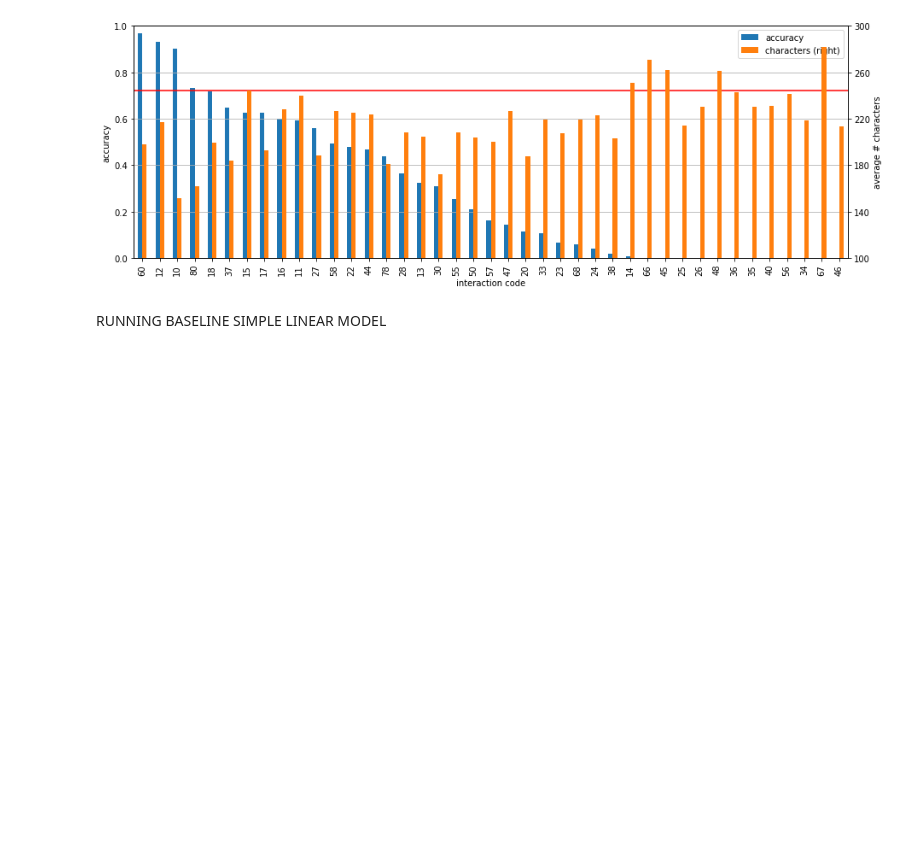
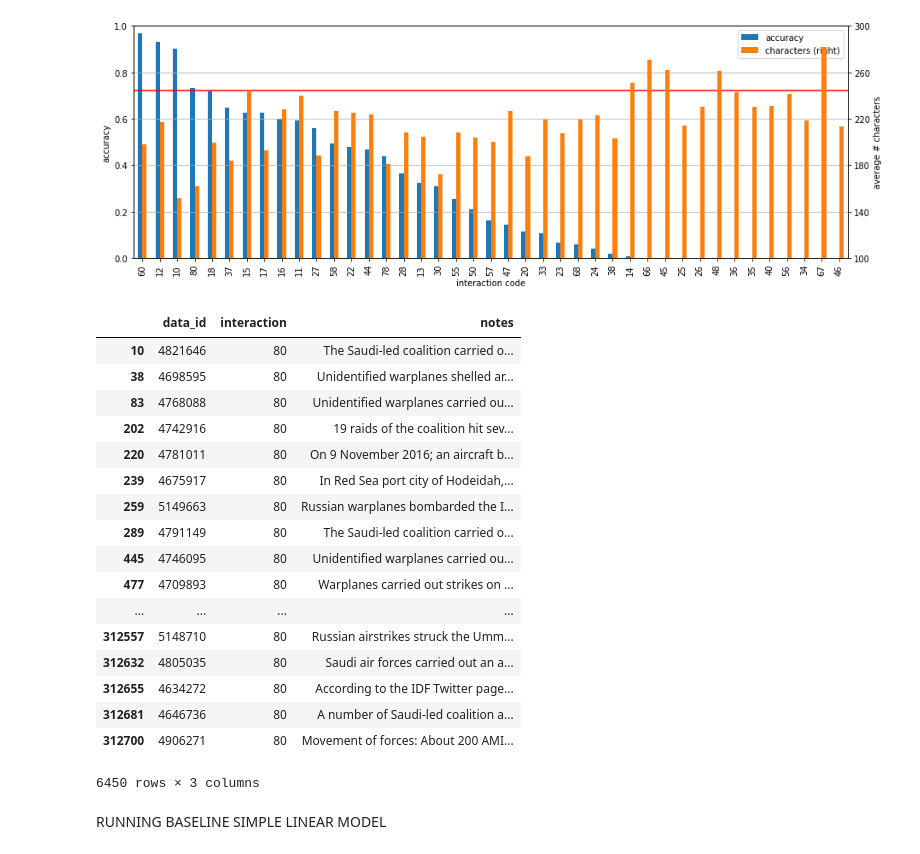
Before and after one commit to darshansumant/ml_nlp_conflict, a Jupyter notebook: objective_1_v3.ipynb, the cells around one changed output. Cells and saved outputs as stored; diff of their text form; code cells hidden in the pictures; blank space fills up the shorter version.

```diff
--- a/objective_1_v3.ipynb
+++ b/objective_1_v3.ipynb
@@ -444,6 +506,29 @@ err3.axhline(y = (test_acc), color = 'red')
 err3.grid('on', which='major', axis='y' )
 # %% [output]
 [figure]
+# %%
+train_df = pd.DataFrame(train_list, columns = ['data_id', 'interaction', 'notes'])
+# %%
+train_df[train_df['interaction']== 80]
+# %% [output]
+|  | data_id | interaction | notes |
+| 10 | 4821646 | 80 | The Saudi-led coalition carried o... |
+| 38 | 4698595 | 80 | Unidentified warplanes shelled ar... |
+| 83 | 4768088 | 80 | Unidentified warplanes carried ou... |
+| 202 | 4742916 | 80 | 19 raids of the coalition hit sev... |
+| 220 | 4781011 | 80 | On 9 November 2016; an aircraft b... |
+| 239 | 4675917 | 80 | In Red Sea port city of Hodeidah,... |
+| 259 | 5149663 | 80 | Russian warplanes bombarded the I... |
+| 289 | 4791149 | 80 | The Saudi-led coalition carried o... |
+| 445 | 4746095 | 80 | Unidentified warplanes carried ou... |
+| 477 | 4709893 | 80 | Warplanes carried out strikes on ... |
+| ... | ... | ... | ... |
+| 312557 | 5148710 | 80 | Russian airstrikes struck the Umm... |
+| 312632 | 4805035 | 80 | Saudi air forces carried out an a... |
+| 312655 | 4634272 | 80 | According to the IDF Twitter page... |
+| 312681 | 4646736 | 80 | A number of Saudi-led coalition a... |
+| 312700 | 4906271 | 80 | Movement of forces: About 200 AMI... |
+6450 rows × 3 columns
 # %% [markdown]
 RUNNING BASELINE SIMPLE LINEAR MODEL
 # %%
```
Also changed, not shown: parts of 14 cells of this notebook, 2 other files.
